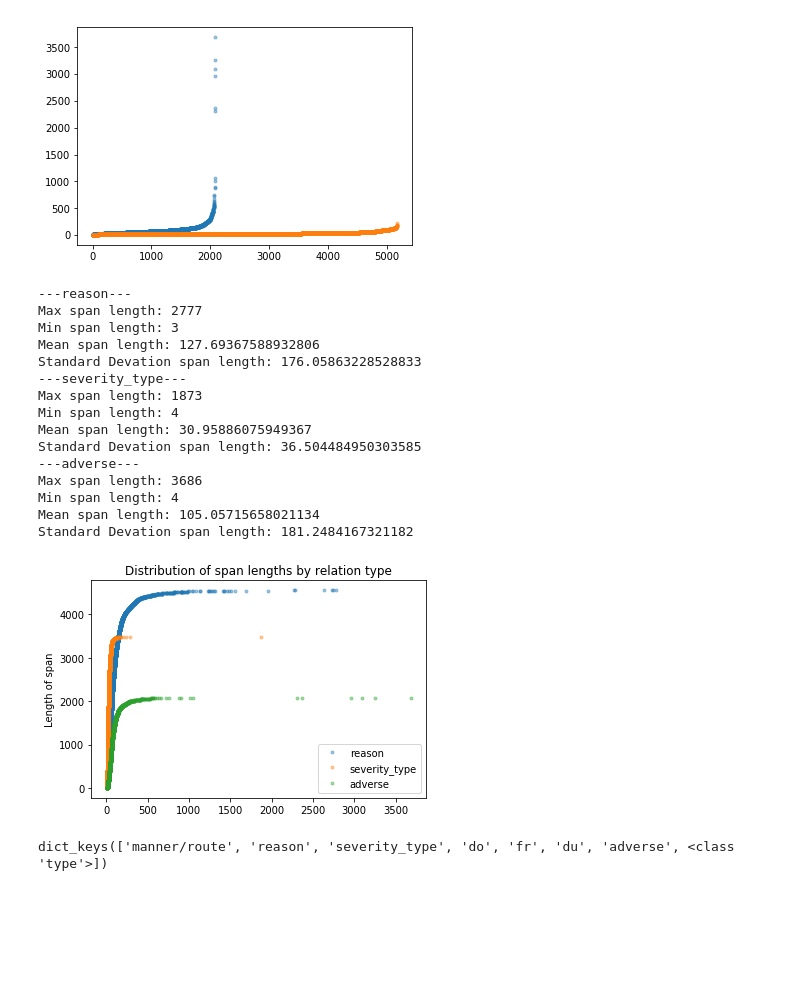
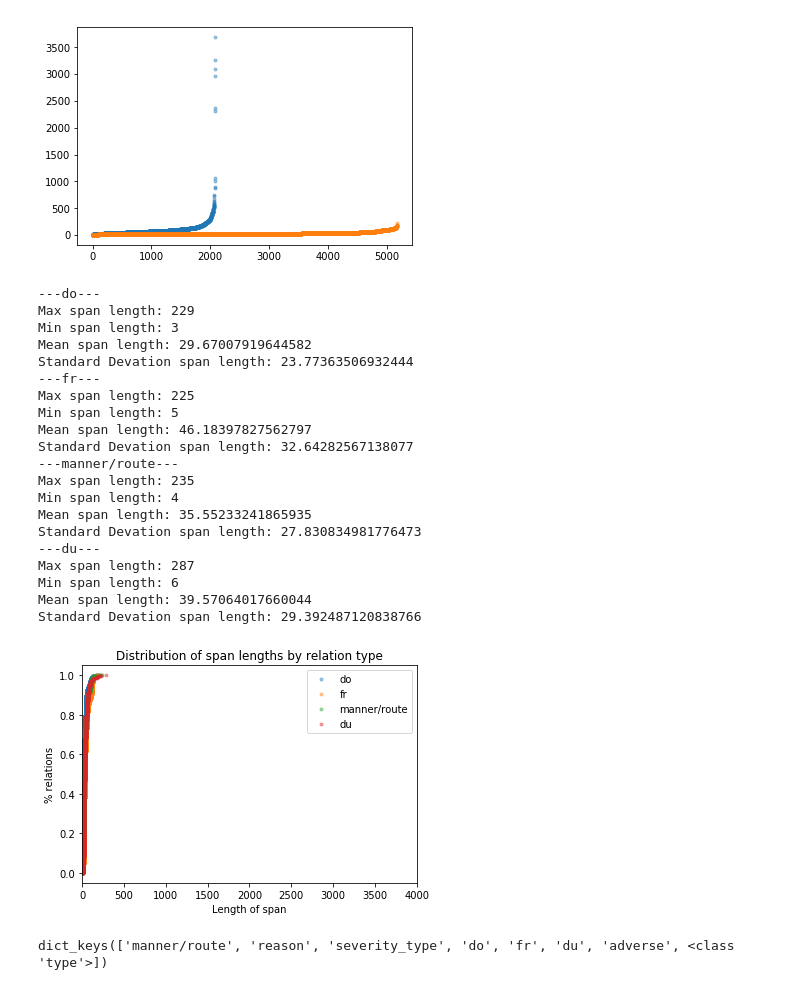
Before and after one commit to abchapman93/MADE_relations, a Jupyter notebook: Data Exploration.ipynb, the cells around one changed output. Cells and saved outputs as stored; diff of their text form; code cells hidden in the pictures; blank space fills up the shorter version.

```diff
--- a/Data Exploration.ipynb
+++ b/Data Exploration.ipynb
@@ -244,41 +246,47 @@ plt.plot(range(len(sorted(relation_spans['do']))), sorted(relation_spans['do']),
 # %%
 import numpy as np
 def plot_spans_ecdf(relation_spans, types,):
     for relation_type in types:
         spans = relation_spans[relation_type]
-        x = range(len(spans))
-        y = sorted(spans)
-        plt.plot(y, x, marker='.', linestyle='none', alpha=0.4)
-        #plt.ylim((0, 4000))
+        y = [num/len(spans) for num in range(len(spans))]
+        x = sorted(spans)
+        plt.plot(x, y, marker='.', linestyle='none', alpha=0.4)
+        plt.xlim((0, 4000))
         plt.title("Distribution of span lengths by relation type")
         print("---{}---".format(relation_type))
-        print("Max span length: {}".format(max(y)))
-        print("Min span length: {}".format(min(y)))
-        print("Mean span length: {}".format(np.mean(y)))
-        print("Standard Devation span length: {}".format(np.std(y)))
-    plt.ylabel('Length of span')
+        print("Max span length: {}".format(max(x)))
+        print("Min span length: {}".format(min(x)))
+        print("Mean span length: {}".format(np.mean(x)))
+        print("Standard Devation span length: {}".format(np.std(x)))
+    plt.ylabel('% relations')
+    plt.xlabel('Length of span')
     plt.legend(types)
     plt.show()
 
-plot_spans_ecdf(relation_spans, ['reason', 'severity_type',
-                                 'adverse'])
+plot_spans_ecdf(relation_spans, ["do", "fr", "manner/route", "du"])
+#plot_spans_ecdf(relation_spans, ["reason", "severity_type", "adverse"])
 # %% [output]
----reason---
-Max span length: 2777
+---do---
+Max span length: 229
 Min span length: 3
-Mean span length: 127.69367588932806
-Standard Devation span length: 176.05863228528833
----severity_type---
-Max span length: 1873
+Mean span length: 29.67007919644582
+Standard Devation span length: 23.77363506932444
+---fr---
+Max span length: 225
+Min span length: 5
+Mean span length: 46.18397827562797
+Standard Devation span length: 32.64282567138077
+---manner/route---
+Max span length: 235
 Min span length: 4
-Mean span length: 30.95886075949367
-Standard Devation span length: 36.504484950303585
----adverse---
-Max span length: 3686
-Min span length: 4
-Mean span length: 105.05715658021134
-Standard Devation span length: 181.2484167321182
+Mean span length: 35.55233241865935
+Standard Devation span length: 27.830834981776473
+---du---
+Max span length: 287
+Min span length: 6
+Mean span length: 39.57064017660044
+Standard Devation span length: 29.392487120838766
-[figure, old version]
+[figure, new version]
 # %%
 relation_spans.keys()
 # %% [output]
```
Also changed, not shown: parts of 12 cells of this notebook, 14 other files.
